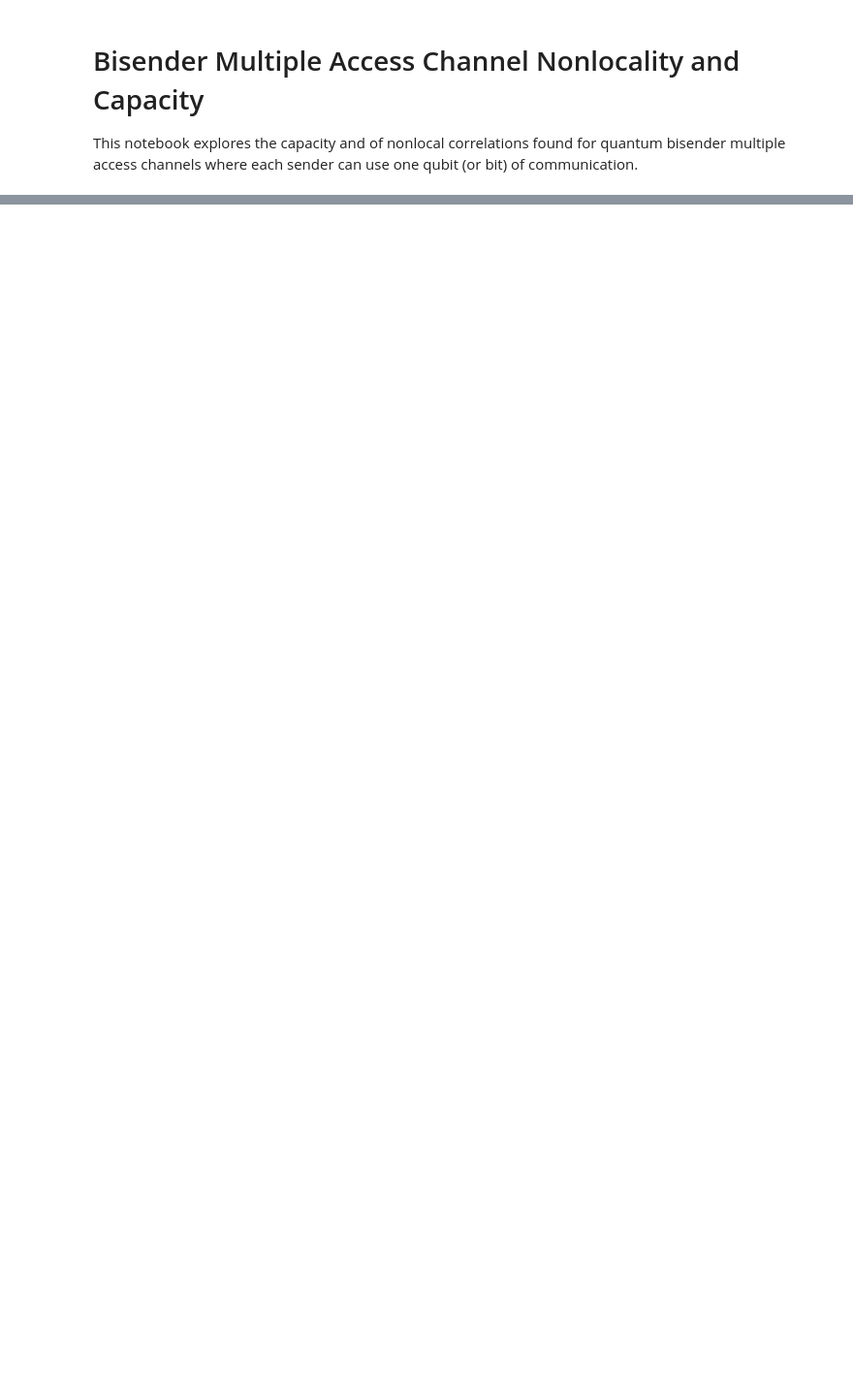
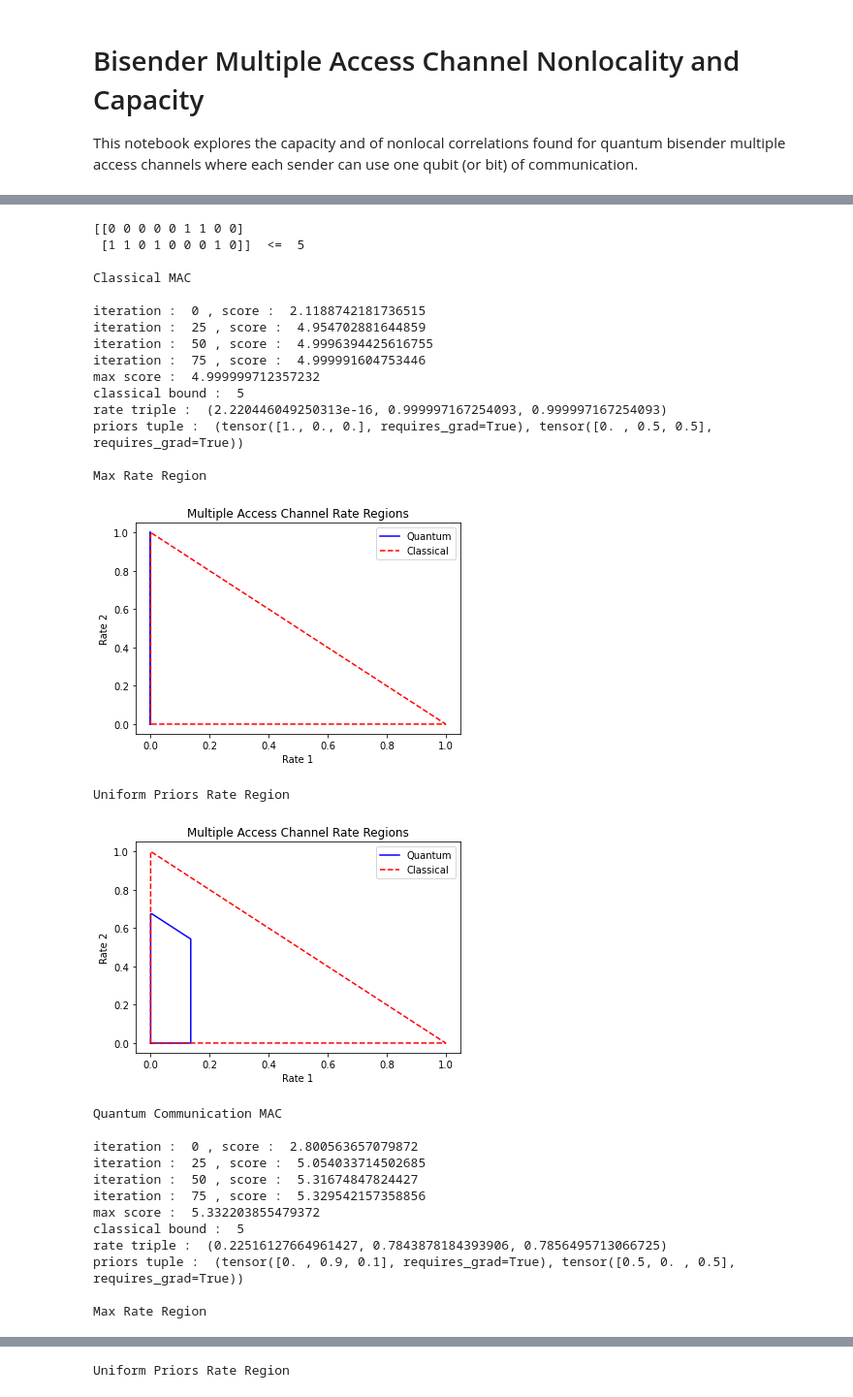
Before and after one commit to ChitambarLab/qNetVO, a Jupyter notebook: notebook/mac_optimizations/bisender_quantum_nonlocality_and_capacity.ipynb, the cells around one changed output, grey strips where cells are left out. Shown at 97% size. Saved outputs shown, nothing was run; the diff lists cells and outputs as text; code cells hidden in the pictures; blank space fills up the shorter version.

```diff
--- a/notebook/mac_optimizations/bisender_quantum_nonlocality_and_capacity.ipynb
+++ b/notebook/mac_optimizations/bisender_quantum_nonlocality_and_capacity.ipynb
@@ -311,0 +274,46 @@ QNopt.gradient_descent(arb_sum_rate_cost, arb_rand_settings, step_size=0.1, num_
+# %%
+%%time
+
+inequality = mac_bound_inequalities[2]
+
+print(inequality[0], " <= ", inequality[1])
+
+print("\nClassical MAC\n")
+mac_rate_region(local_mac_ansatz, inequality, scan_range_10)
+
+print("\nQuantum Communication MAC\n")
+mac_rate_region(arb_mac_ansatz, inequality, scan_range_10)
+
+print("\nEntanglement-Assisted Classical MAC\n")
+mac_rate_region(ea_mac_ansatz, inequality, scan_range_10)
+# %% [output]
+[[0 0 0 0 0 1 1 0 0]
+ [1 1 0 1 0 0 0 1 0]]  <=  5
+
+Classical MAC
+
+iteration :  0 , score :  2.1188742181736515
+iteration :  25 , score :  4.954702881644859
+iteration :  50 , score :  4.9996394425616755
+iteration :  75 , score :  4.999991604753446
+max score :  4.999999712357232
+classical bound :  5
+rate triple :  (2.220446049250313e-16, 0.999997167254093, 0.999997167254093)
+priors tuple :  (tensor([1., 0., 0.], requires_grad=True), tensor([0. , 0.5, 0.5], requires_grad=True))
+
+Max Rate Region
+[figure, added]
+Uniform Priors Rate Region
+[figure, added]
+Quantum Communication MAC
+
+iteration :  0 , score :  2.800563657079872
+iteration :  25 , score :  5.054033714502685
+iteration :  50 , score :  5.31674847824427
+iteration :  75 , score :  5.329542157358856
+max score :  5.332203855479372
+classical bound :  5
+rate triple :  (0.22516127664961427, 0.7843878184393906, 0.7856495713066725)
+priors tuple :  (tensor([0. , 0.9, 0.1], requires_grad=True), tensor([0.5, 0. , 0.5], requires_grad=True))
+
+Max Rate Region
@@ -311,0 +321 @@ QNopt.gradient_descent(arb_sum_rate_cost, arb_rand_settings, step_size=0.1, num_
+Uniform Priors Rate Region
```
Also changed, not shown: parts of 51 cells of this notebook, 1 other file.
